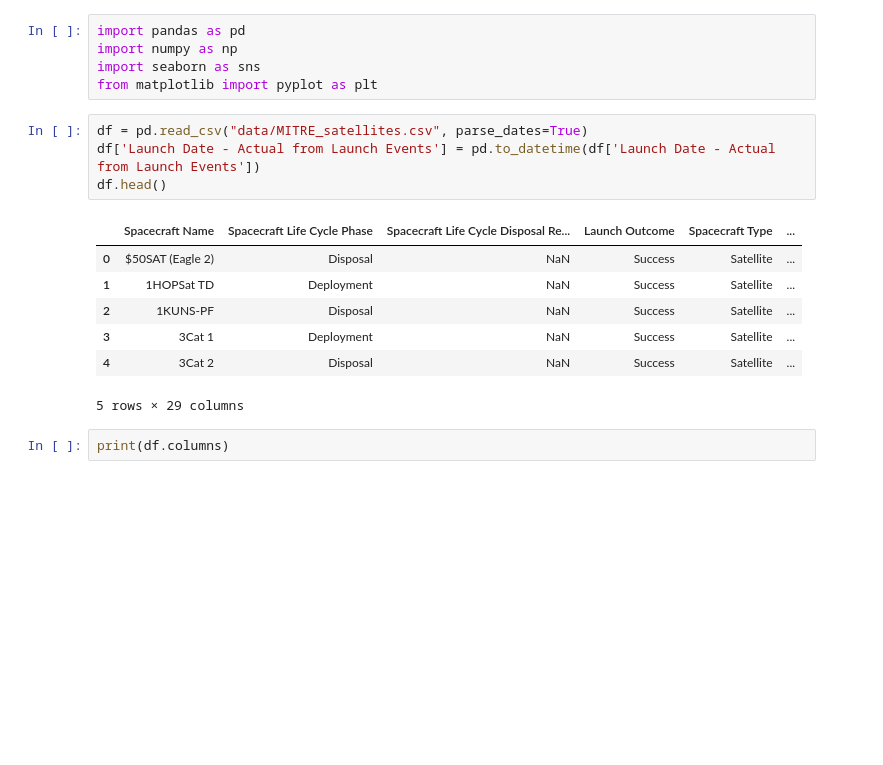
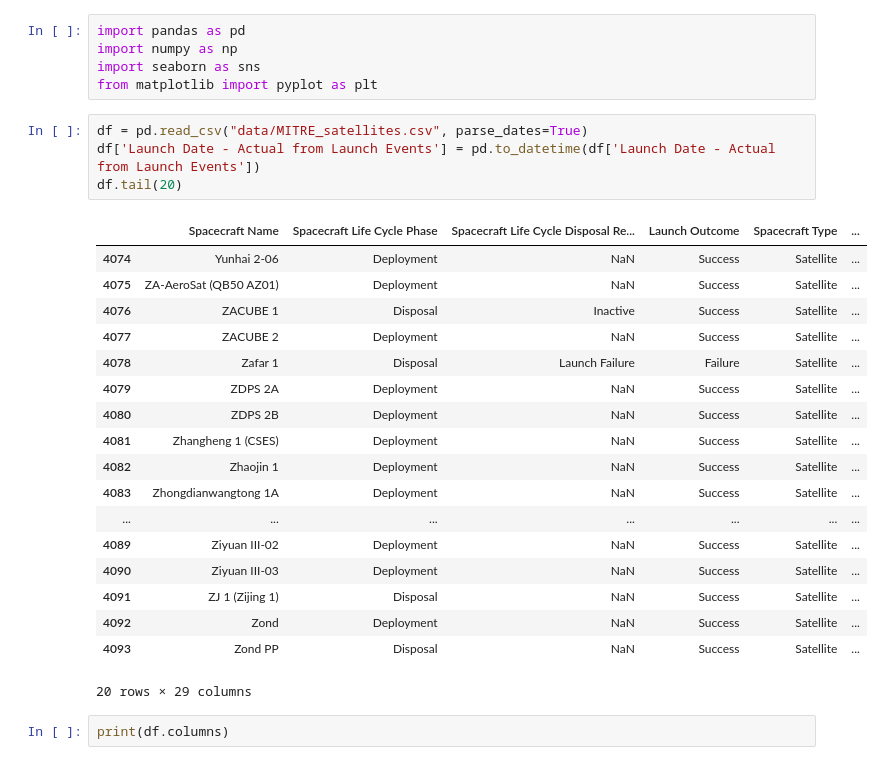
Before and after one commit to LuckyLeqi/CME291, a Jupyter notebook: launches.ipynb, the cells around one changed output. Drawn from its saved outputs; the diff is of its cells as text; blank space fills up the shorter version.

```diff
--- a/launches.ipynb
+++ b/launches.ipynb
@@ -6,15 +6,26 @@ from matplotlib import pyplot as plt
 # %%
 df = pd.read_csv("data/MITRE_satellites.csv", parse_dates=True)
 df['Launch Date - Actual from Launch Events'] = pd.to_datetime(df['Launch Date - Actual from Launch Events'])
-df.head()
+df.tail(20)
 # %% [output]
 |  | Spacecraft Name | Spacecraft Life Cycle Phase | Spacecraft Life Cycle Disposal Re... | Launch Outcome | Spacecraft Type | ... |
-| 0 | $50SAT (Eagle 2) | Disposal | NaN | Success | Satellite | ... |
-| 1 | 1HOPSat TD | Deployment | NaN | Success | Satellite | ... |
-| 2 | 1KUNS-PF | Disposal | NaN | Success | Satellite | ... |
-| 3 | 3Cat 1 | Deployment | NaN | Success | Satellite | ... |
-| 4 | 3Cat 2 | Disposal | NaN | Success | Satellite | ... |
+| 4074 | Yunhai 2-06 | Deployment | NaN | Success | Satellite | ... |
+| 4075 | ZA-AeroSat (QB50 AZ01) | Deployment | NaN | Success | Satellite | ... |
+| 4076 | ZACUBE 1 | Disposal | Inactive | Success | Satellite | ... |
+| 4077 | ZACUBE 2 | Deployment | NaN | Success | Satellite | ... |
+| 4078 | Zafar 1 | Disposal | Launch Failure | Failure | Satellite | ... |
+| 4079 | ZDPS 2A | Deployment | NaN | Success | Satellite | ... |
+| 4080 | ZDPS 2B | Deployment | NaN | Success | Satellite | ... |
+| 4081 | Zhangheng 1 (CSES) | Deployment | NaN | Success | Satellite | ... |
+| 4082 | Zhaojin 1 | Deployment | NaN | Success | Satellite | ... |
+| 4083 | Zhongdianwangtong 1A | Deployment | NaN | Success | Satellite | ... |
+| ... | ... | ... | ... | ... | ... | ... |
+| 4089 | Ziyuan III-02 | Deployment | NaN | Success | Satellite | ... |
+| 4090 | Ziyuan III-03 | Deployment | NaN | Success | Satellite | ... |
+| 4091 | ZJ 1 (Zijing 1) | Disposal | NaN | Success | Satellite | ... |
+| 4092 | Zond | Deployment | NaN | Success | Satellite | ... |
+| 4093 | Zond PP | Disposal | NaN | Success | Satellite | ... |
-5 rows × 29 columns
+20 rows × 29 columns
 # %%
 print(df.columns)
 # %% [output]
```
Also changed, not shown: parts of 6 cells of this notebook.
